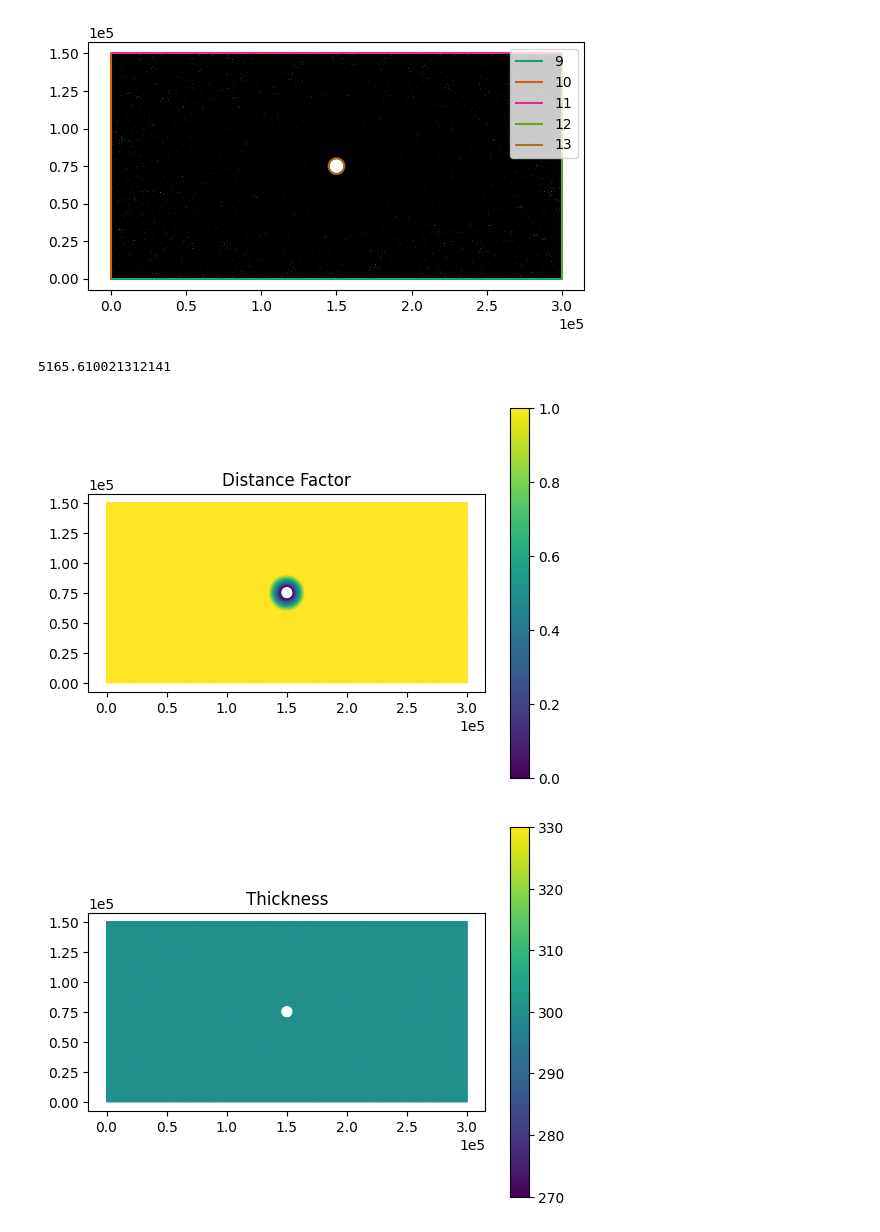
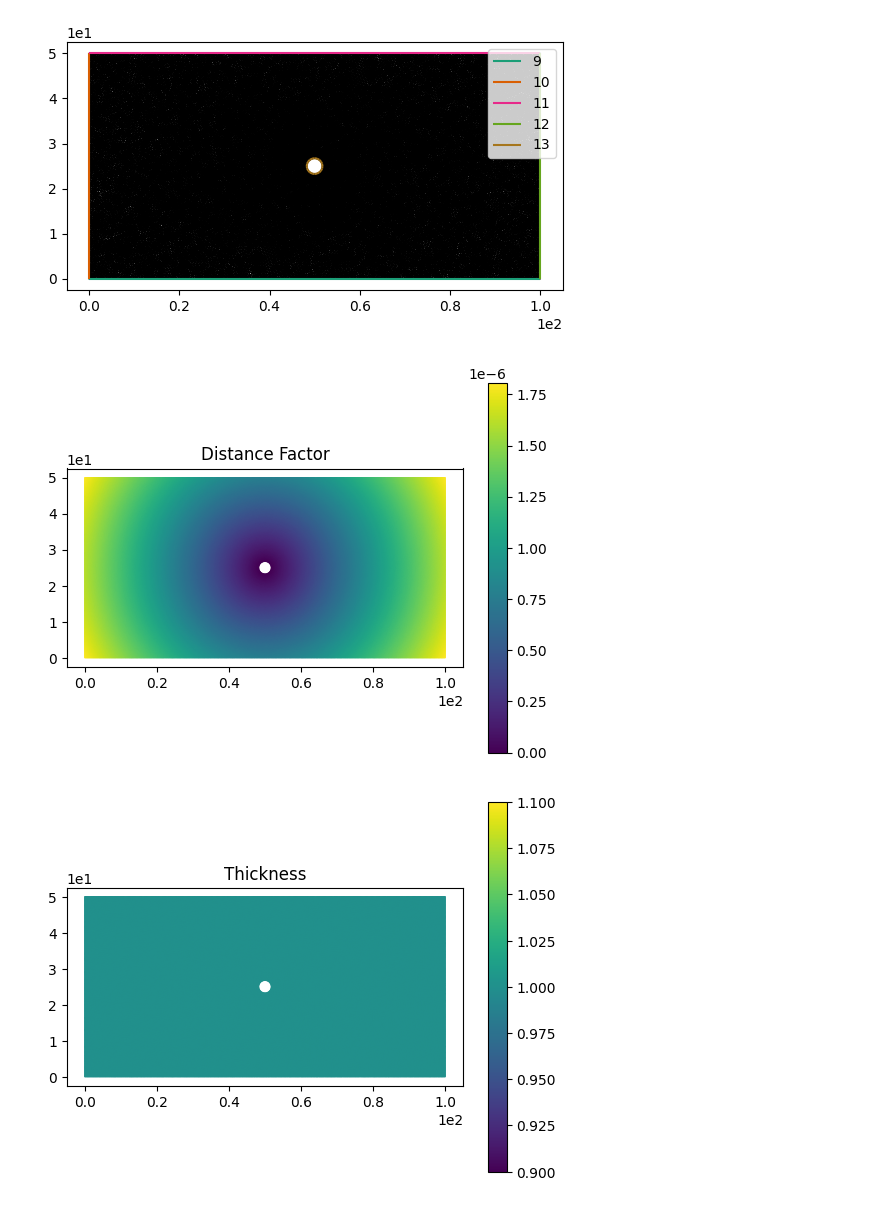
Before and after one commit to henryclara/ButtressingProject, a Jupyter notebook: SSA_Model_Nondimensionalisation/IceShelfButtressingSimulations.ipynb, the cells around one changed output. Drawn from its saved outputs; the diff is of its cells as text; code cells hidden in the pictures.

```diff
--- a/SSA_Model_Nondimensionalisation/IceShelfButtressingSimulations.ipynb
+++ b/SSA_Model_Nondimensionalisation/IceShelfButtressingSimulations.ipynb
@@ -12,7 +10,7 @@ firedrake:WARNING OMP_NUM_THREADS is not set or is set to a value greater than 1
 # %%
 # Read in the mesh used in the Elmer/Ice simulations
 
-mesh = firedrake.Mesh("mesh/Mesh.msh")
+mesh = firedrake.Mesh("Meshes/Flux150Sigma3000.msh")
 # %%
 #Plot the mesh
 
@@ -20,7 +18,7 @@ fig, axes = icepack.plot.subplots()
 icepack.plot.triplot(mesh, axes=axes)
 axes.legend();
 # %% [output]
-[figure, old version]
+[figure, new version]
 # %%
 
 x, y = firedrake.SpatialCoordinate(mesh)
@@ -31,35 +29,31 @@ Q = firedrake.FunctionSpace(mesh, "CG", 2)
 V = firedrake.VectorFunctionSpace(mesh, "CG", 2)
 # %%
 # Define the inflow boundary velocity and thickness
-u_out = 200.0 #initial guess at what the outflow velocity should be
-u_in = 300.0 #velocity at inflow boundary (kept fixed through simulation)
-h_in = 300.0 #inflow thickness (also kept constant)
-Ly = 1.5e5
+u_out = 2.0 #initial guess at what the outflow velocity should be
+u_in = 2.0 #velocity at inflow boundary (kept fixed through simulation)
+h_in = 1.0 #inflow thickness (also kept constant)
+Ly = 1.5e5/3000
 
 us = []
 
 #Define regular shelf flow, but with circular repression around the centre of the ice rise
-center = [1.5e5,0.75e5]
+center = [1.5e5/3000,0.75e5/3000]
 distance = firedrake.interpolate(firedrake.sqrt((x-center[0])**2 + (y-center[1])**2),Q)
 #where distance==min_dist is where the boundary of the domain is
 min_dist = distance.dat.data.min()
-print(min_dist)
-
 
 u_0_x = 0.0
 #u_0_y = - u_in / (1.0 + firedrake.exp(-0.0005*(y-25000.0))) + u_in
 #Flow should only be affected near the ice rise, so we repress the flow near the ice rise, otherwise just multiply by 1 for no change.
-u_0_y = (u_in + (u_out - u_in) * ((y/Ly)**2)) *firedrake.min_value(1.0, (distance-min_dist)/1e4)
+u_0_y = (u_in + (u_out - u_in) * ((y/Ly)**2)) *firedrake.min_value(1.0, (distance-min_dist)/(3000*1e4))
-# %% [output]
-5165.610021312141
 # %%
-fac = firedrake.interpolate(firedrake.min_value(1.0, (distance-min_dist)/1e4),Q)
+fac = firedrake.interpolate(firedrake.min_value(1.0, (distance-min_dist)/(3000*1e4)),Q)
 fig, axes = icepack.plot.subplots()
 axes.set_title("Distance Factor")
 colors = icepack.plot.tripcolor(fac, axes=axes)
 fig.colorbar(colors);
 # %% [output]
-[figure, old version]
+[figure, new version]
 # %%
 
 h_expr = firedrake.Constant(h_in)
@@ -74,7 +68,7 @@ axes.set_title("Thickness")
 colors = icepack.plot.tripcolor(h0, axes=axes)
 fig.colorbar(colors);
 # %% [output]
-[figure, old version]
+[figure, new version]
 # %%
 # Plot the initial ice thickness
 
```
Also changed, not shown: parts of 12 cells of this notebook, 1 other file.
